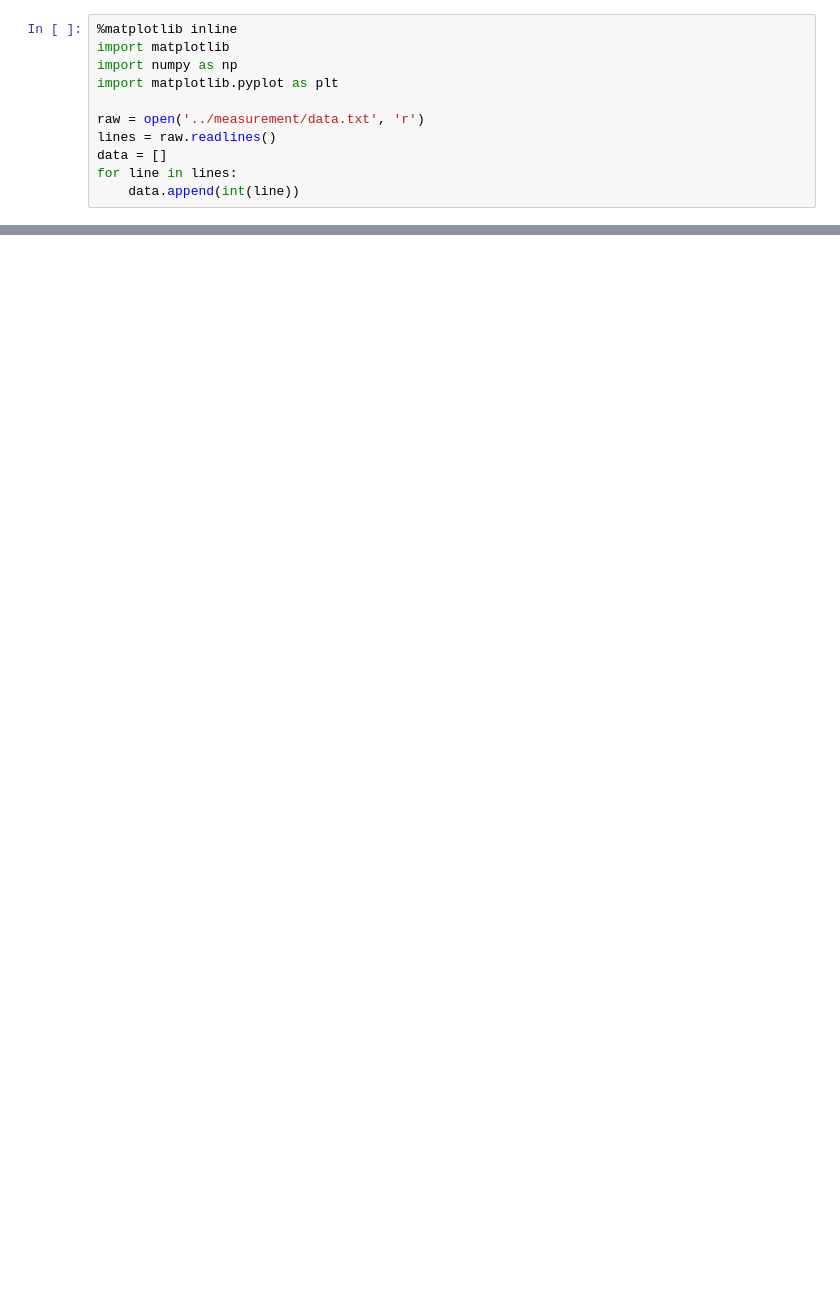
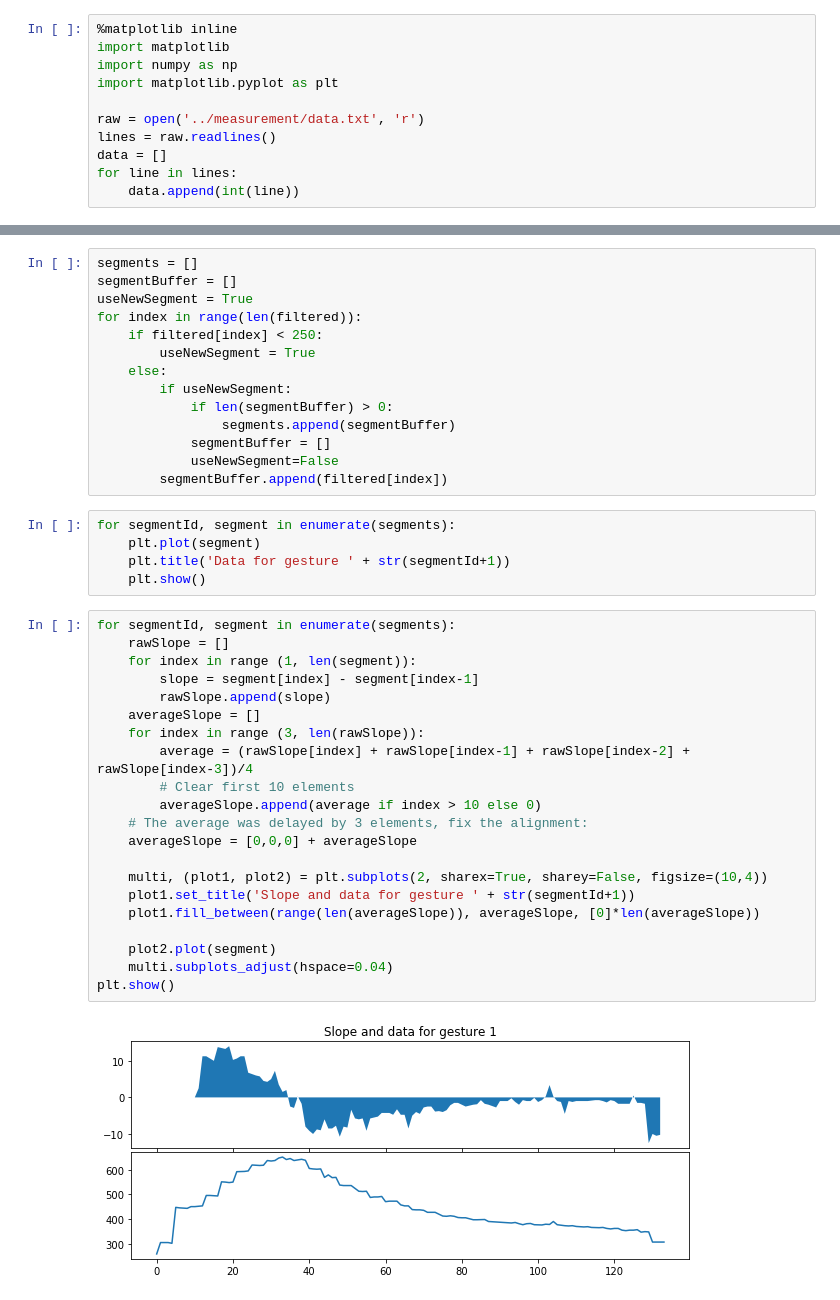
Before and after one commit to AmadeusW/teensy-volume, a Jupyter notebook: analysis/notebooks/slopes.ipynb, the cells around one changed output, grey strips where cells are left out. Cells and saved outputs as stored; diff of their text form; blank space fills up the shorter version.

Commit message:
finds slopes

```diff
--- a/analysis/notebooks/slopes.ipynb
+++ b/analysis/notebooks/slopes.ipynb
@@ -29,0 +33,42 @@ plt.show()
+# %%
+segments = []
+segmentBuffer = []
+useNewSegment = True
+for index in range(len(filtered)):
+    if filtered[index] < 250:
+        useNewSegment = True
+    else:
+        if useNewSegment:
+            if len(segmentBuffer) > 0:
+                segments.append(segmentBuffer)
+            segmentBuffer = []
+            useNewSegment=False
+        segmentBuffer.append(filtered[index])
+# %%
+for segmentId, segment in enumerate(segments):
+    plt.plot(segment)
+    plt.title('Data for gesture ' + str(segmentId+1))
+    plt.show()
+# %%
+for segmentId, segment in enumerate(segments):
+    rawSlope = []
+    for index in range (1, len(segment)):
+        slope = segment[index] - segment[index-1]
+        rawSlope.append(slope)
+    averageSlope = []
+    for index in range (3, len(rawSlope)):
+        average = (rawSlope[index] + rawSlope[index-1] + rawSlope[index-2] + rawSlope[index-3])/4
+        # Clear first 10 elements
+        averageSlope.append(average if index > 10 else 0)
+    # The average was delayed by 3 elements, fix the alignment:
+    averageSlope = [0,0,0] + averageSlope
+
+    multi, (plot1, plot2) = plt.subplots(2, sharex=True, sharey=False, figsize=(10,4))
+    plot1.set_title('Slope and data for gesture ' + str(segmentId+1))
+    plot1.fill_between(range(len(averageSlope)), averageSlope, [0]*len(averageSlope))
+
+    plot2.plot(segment)
+    multi.subplots_adjust(hspace=0.04)
+plt.show()
+# %% [output]
+[figure, added]
```
Also changed, not shown: parts of 3 cells of this notebook.
